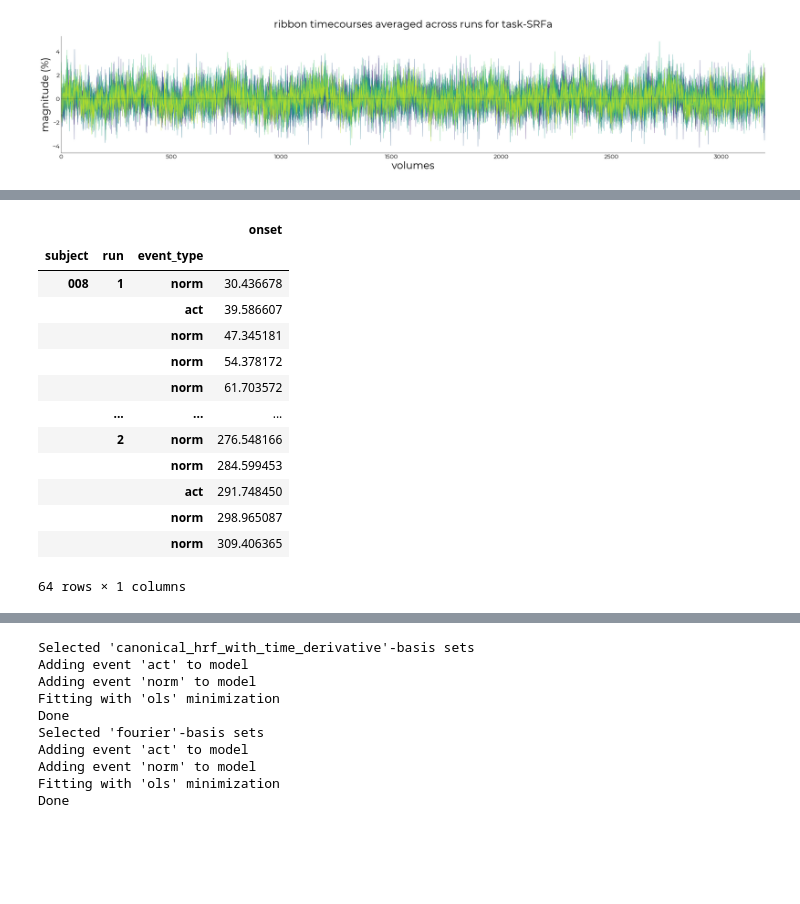
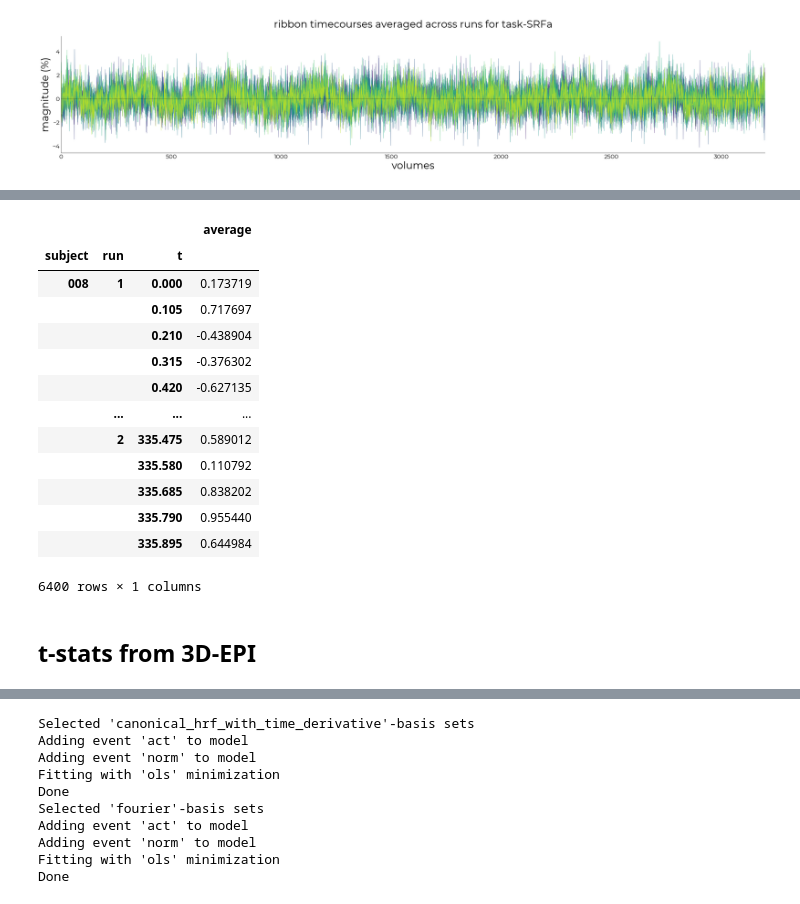
Before and after one commit to spinoza-centre/holeresponse, a Jupyter notebook: notebooks/srf_pilot.ipynb, the cells around one changed output, grey strips where cells are left out. Saved outputs shown, nothing was run; the diff lists cells and outputs as text; code cells hidden in the pictures; blank space fills up the shorter version.

```diff
--- a/notebooks/srf_pilot.ipynb
+++ b/notebooks/srf_pilot.ipynb
@@ -48,0 +74,21 @@ Fetching dataframe from attribute 'df_func_psc'
+# %%
+%matplotlib inline
+fig,axs = plt.subplots(ncols=len(run_ids), figsize=(24,10))
+comb = list(itertools.combinations(run_ids, 2))
+for ix,c in enumerate(comb):
+    print(f"comparing run {c}")
+    arr1 = utils.select_from_df(srfa, expression=f"run = {c[0]}").values.T
+    arr2 = utils.select_from_df(srfa, expression=f"run = {c[1]}").values.T
+
+    # corr = signal.correlate2d(
+    #     arr1,
+    #     arr2,
+    #     boundary='symm',
+    #     mode='same')
+
+    corr = np.corrcoef(arr1,arr2)
+    axs[ix].imshow(corr) #, aspect=1/5)
+    axs[ix].set_title(f"run {c[0]} v {c[1]}")
+    plotting.conform_ax_to_obj(axs[ix], label_size=16, font_size=24)
+
+fig.suptitle("cross-correlation", fontsize=32, y=0.9)
@@ -101,3 +155,20 @@ plotting.LazyPlot(
 # %% [output]
 <linescanning.plotting.LazyPlot at 0x...>
 [figure]
+# %%
+# select ribbon voxels
+df_ribbon_avg = pd.DataFrame(df_ribbon.mean(axis=1), columns=["average"])
+df_ribbon_avg
+
+# plot timecourses
+task1_avg = utils.select_from_df(df_ribbon_avg, expression="task = SRFa")
+
+plotting.LazyPlot(
+    list(task1_avg.T.to_numpy()),
+    x_label="volumes",
+    y_label="magnitude (%)",
+    font_size=24,
+    add_hline=0,
+    line_width=0.5,
+    title=f"ribbon timecourses averaged across runs for task-SRFa"
+)
@@ -104,38 +178,40 @@ plotting.LazyPlot(
 # %%
 # switch our task-ID for run-IDs so we can flop everything in nideconv
 renamed_func = []
 renamed_onsets = []
 
 task_onsets = utils.select_from_df(df_onsets, expression="event_type != response")
 for ix,task in enumerate(["SRFa","SRFb"]):
 
     # sort out func
-    df = utils.select_from_df(df_ribbon, expression=f"task = {task}").reset_index()
+    df = utils.select_from_df(df_ribbon_avg, expression=f"task = {task}").reset_index()
     df["run"] = ix+1
     df = df.drop("task", axis=1)
     renamed_func.append(df)
 
     # sort out onsets
     df = utils.select_from_df(task_onsets, expression=(f"task = {task}","&","run = 1")).reset_index()
     df["run"] = ix+1
     df = df.drop("task", axis=1)
     renamed_onsets.append(df)
 
 renamed_func = pd.concat(renamed_func).set_index(["subject","run","t"])
 renamed_onsets = pd.concat(renamed_onsets).set_index(["subject","run","event_type"])
-renamed_onsets
+renamed_func
 # %% [output]
-|  |  |  | onset |
-| subject | run | event_type |  |
-| 008 | 1 | norm | 30.436678 |
-|  |  | act | 39.586607 |
-|  |  | norm | 47.345181 |
-|  |  | norm | 54.378172 |
-|  |  | norm | 61.703572 |
+|  |  |  | average |
+| subject | run | t |  |
+| 008 | 1 | 0.000 | 0.173719 |
+|  |  | 0.105 | 0.717697 |
+|  |  | 0.210 | -0.438904 |
+|  |  | 0.315 | -0.376302 |
+|  |  | 0.420 | -0.627135 |
 |  | ... | ... | ... |
-|  | 2 | norm | 276.548166 |
-|  |  | norm | 284.599453 |
-|  |  | act | 291.748450 |
-|  |  | norm | 298.965087 |
-|  |  | norm | 309.406365 |
+|  | 2 | 335.475 | 0.589012 |
+|  |  | 335.580 | 0.110792 |
+|  |  | 335.685 | 0.838202 |
+|  |  | 335.790 | 0.955440 |
+|  |  | 335.895 | 0.644984 |
-64 rows × 1 columns
+6400 rows × 1 columns
+# %% [markdown]
+## t-stats from 3D-EPI
```
Also changed, not shown: parts of 17 cells of this notebook.
